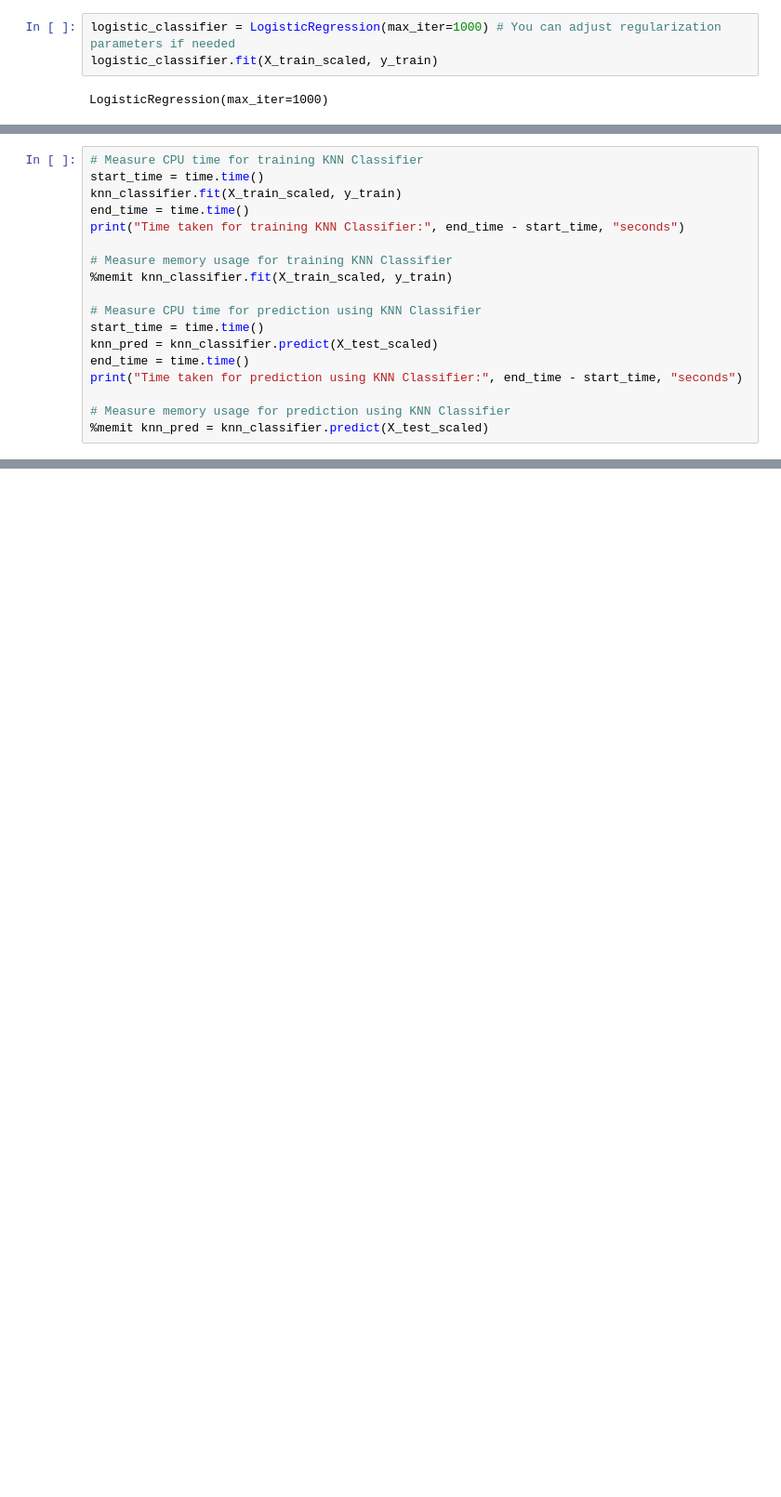
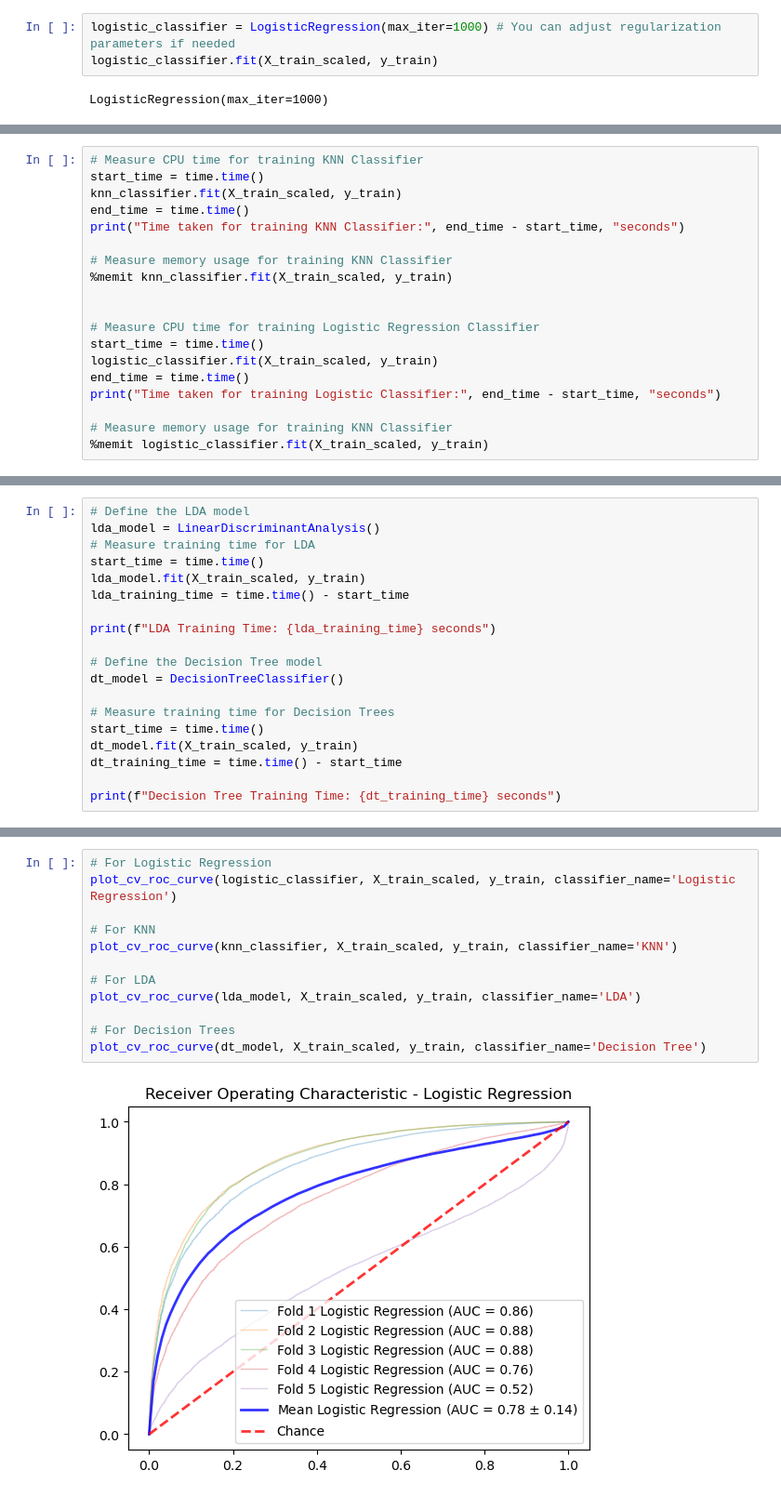
Before and after one commit to Abhibhi-03/Financial-Risk-Assessment, a Jupyter notebook: A1_Milestone1.ipynb, the cells around one changed output, grey strips where cells are left out. Shown at 93% size. Saved outputs shown, nothing was run; the diff lists cells and outputs as text; blank space fills up the shorter version.

```diff
--- a/A1_Milestone1.ipynb
+++ b/A1_Milestone1.ipynb
@@ -106,12 +309,13 @@ print("Time taken for training KNN Classifier:", end_time - start_time, "seconds
 # Measure memory usage for training KNN Classifier
 %memit knn_classifier.fit(X_train_scaled, y_train)
 
-# Measure CPU time for prediction using KNN Classifier
+
+# Measure CPU time for training Logistic Regression Classifier
 start_time = time.time()
-knn_pred = knn_classifier.predict(X_test_scaled)
+logistic_classifier.fit(X_train_scaled, y_train)
 end_time = time.time()
-print("Time taken for prediction using KNN Classifier:", end_time - start_time, "seconds")
+print("Time taken for training Logistic Classifier:", end_time - start_time, "seconds")
 
-# Measure memory usage for prediction using KNN Classifier
-%memit knn_pred = knn_classifier.predict(X_test_scaled)
+# Measure memory usage for training KNN Classifier
+%memit logistic_classifier.fit(X_train_scaled, y_train)
 # %% [output]
@@ -121,0 +328,19 @@ peak memory: 415.70 MiB, increment: 13.83 MiB
+# %%
+# Define the LDA model
+lda_model = LinearDiscriminantAnalysis()
+# Measure training time for LDA
+start_time = time.time()
+lda_model.fit(X_train_scaled, y_train)
+lda_training_time = time.time() - start_time
+
+print(f"LDA Training Time: {lda_training_time} seconds")
+
+# Define the Decision Tree model
+dt_model = DecisionTreeClassifier()
+
+# Measure training time for Decision Trees
+start_time = time.time()
+dt_model.fit(X_train_scaled, y_train)
+dt_training_time = time.time() - start_time
+
+print(f"Decision Tree Training Time: {dt_training_time} seconds")
@@ -121,0 +372,14 @@ peak memory: 415.70 MiB, increment: 13.83 MiB
+# %%
+# For Logistic Regression
+plot_cv_roc_curve(logistic_classifier, X_train_scaled, y_train, classifier_name='Logistic Regression')
+
+# For KNN
+plot_cv_roc_curve(knn_classifier, X_train_scaled, y_train, classifier_name='KNN')
+
+# For LDA
+plot_cv_roc_curve(lda_model, X_train_scaled, y_train, classifier_name='LDA')
+
+# For Decision Trees
+plot_cv_roc_curve(dt_model, X_train_scaled, y_train, classifier_name='Decision Tree')
+# %% [output]
+[figure, added]
```
Also changed, not shown: parts of 37 cells of this notebook, 1 other file.
